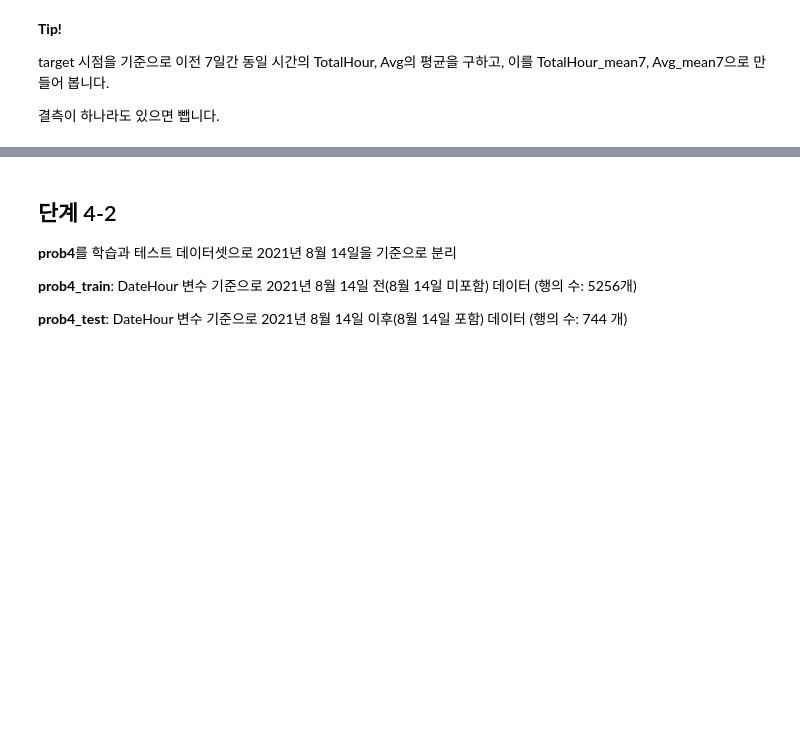
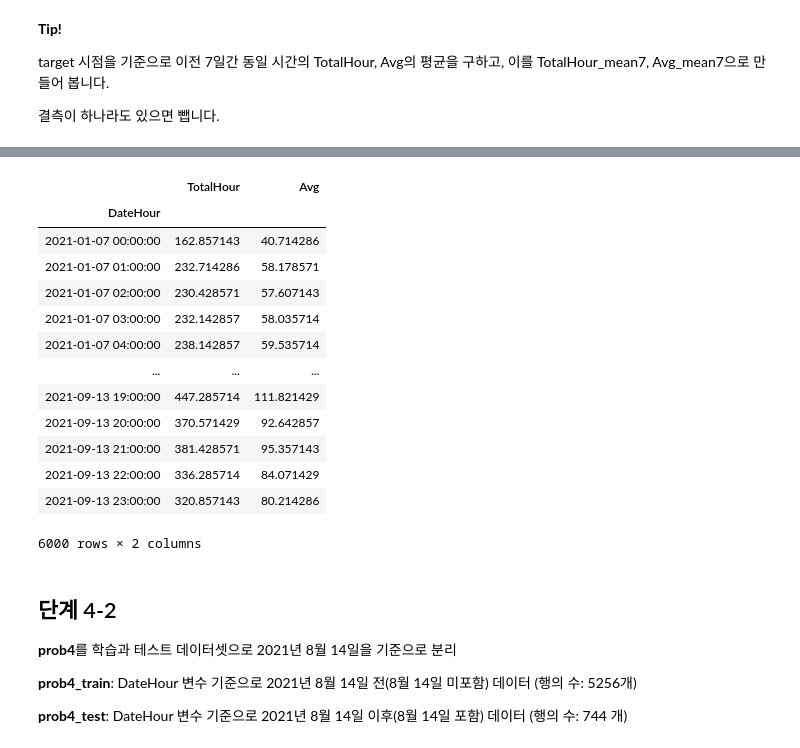
Before and after one commit to sunkusun9/ds_lv3_2606, a Jupyter notebook: sec_ds_lv3_prob3_prob.ipynb, the cells around one changed output, grey strips where cells are left out. Saved outputs shown, nothing was run; the diff lists cells and outputs as text; code cells hidden in the pictures; blank space fills up the shorter version.

```diff
--- a/sec_ds_lv3_prob3_prob.ipynb
+++ b/sec_ds_lv3_prob3_prob.ipynb
@@ -1832,3 +1922,30 @@ target 시점을 기준으로 이전 7일간 동일 시간의 TotalHour, Avg의
+# %%
+# ※ 검정장 버젼의 pandas의 rolling에는 버그가 있으니 왠만하면 사용하지 마세요
+# 여기에서는 버그의 영향은 없는 과정입니다.
+# 참고적으로 rolling을 쓰는 법을 보여 드립니다.
+# window = 주변 데이터의수
+# min_period = 연산 수행을 위한 최소 데이터수(기간)
+# center = 기준점 중심여부,  False: OOOOX, True: OOXOO,
+# closed = 데이터 경계의 포함 지점, right: xOOOo, left: oOOOx, both: oOOo,  window = 4
+
+df_prob3.groupby('Hour')[['TotalHour', 'Avg']].rolling(
+    window = 7, min_period = 7, center = False, closed = 'right'
+).mean().dropna().reset_index(level = 0, drop = True).sort_index()
+# %% [output]
+|  | TotalHour | Avg |
+| DateHour |  |  |
+| 2021-01-07 00:00:00 | 162.857143 | 40.714286 |
+| 2021-01-07 01:00:00 | 232.714286 | 58.178571 |
+| 2021-01-07 02:00:00 | 230.428571 | 57.607143 |
+| 2021-01-07 03:00:00 | 232.142857 | 58.035714 |
+| 2021-01-07 04:00:00 | 238.142857 | 59.535714 |
+| ... | ... | ... |
+| 2021-09-13 19:00:00 | 447.285714 | 111.821429 |
+| 2021-09-13 20:00:00 | 370.571429 | 92.642857 |
+| 2021-09-13 21:00:00 | 381.428571 | 95.357143 |
+| 2021-09-13 22:00:00 | 336.285714 | 84.071429 |
+| 2021-09-13 23:00:00 | 320.857143 | 80.214286 |
+6000 rows × 2 columns
 # %% [markdown]
 ## 단계 4-2
 
```
Also changed, not shown: parts of 10 cells of this notebook.
